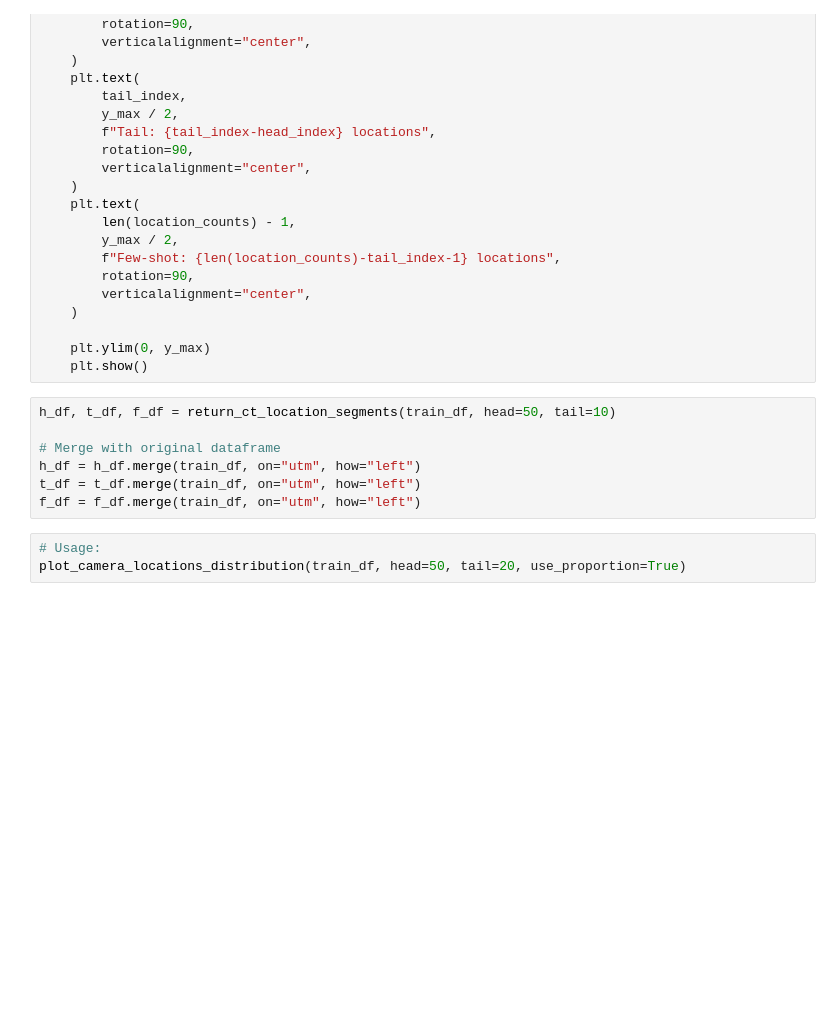
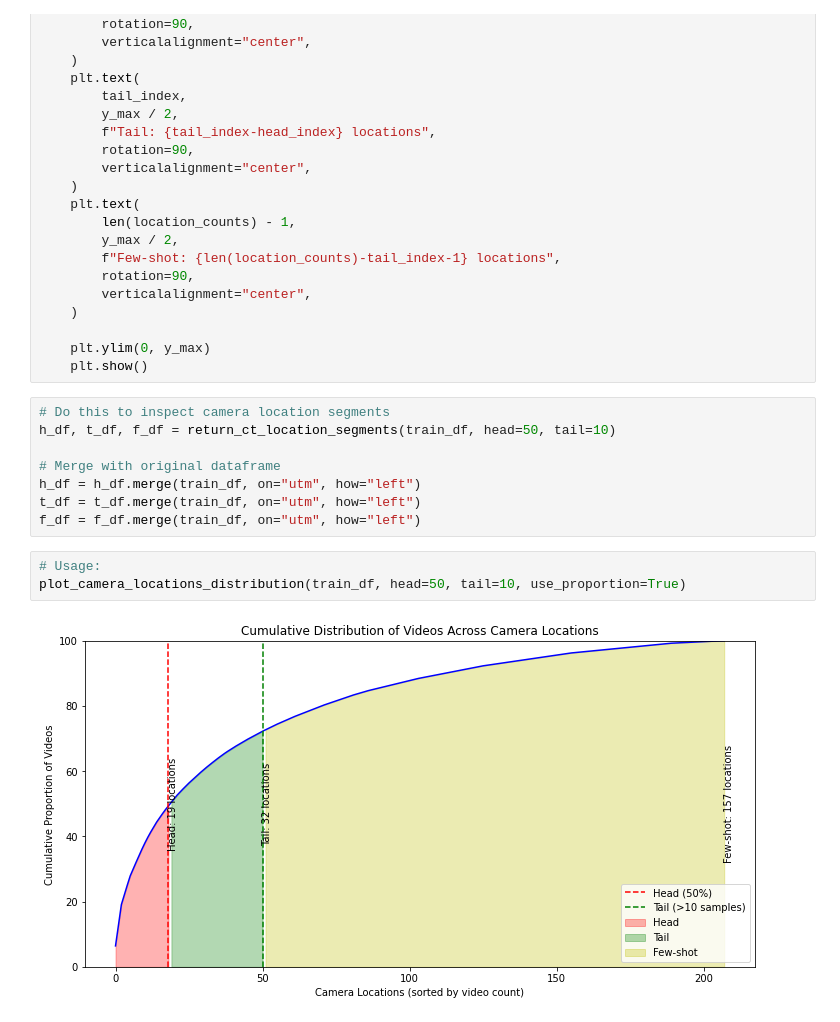
Before and after one commit to obrookes/imslowfast, a Jupyter notebook: notebooks/__plotting_location_dist.ipynb, the cells around one changed output. Drawn from its saved outputs; the diff is of its cells as text; blank space fills up the shorter version.

Commit message:
accum plot for identifying loc segments

```diff
--- a/notebooks/__plotting_location_dist.ipynb
+++ b/notebooks/__plotting_location_dist.ipynb
@@ -249,6 +240,7 @@ def plot_camera_locations_distribution(df, head=50, tail=10, use_proportion=Fals
     plt.ylim(0, y_max)
     plt.show()
 # %%
+# Do this to inspect camera location segments
 h_df, t_df, f_df = return_ct_location_segments(train_df, head=50, tail=10)
 
 # Merge with original dataframe
@@ -257,4 +249,6 @@ t_df = t_df.merge(train_df, on="utm", how="left")
 f_df = f_df.merge(train_df, on="utm", how="left")
 # %%
 # Usage:
-plot_camera_locations_distribution(train_df, head=50, tail=20, use_proportion=True)
+plot_camera_locations_distribution(train_df, head=50, tail=10, use_proportion=True)
+# %% [output]
+[figure, added]
```
Also changed, not shown: parts of 6 cells of this notebook.
